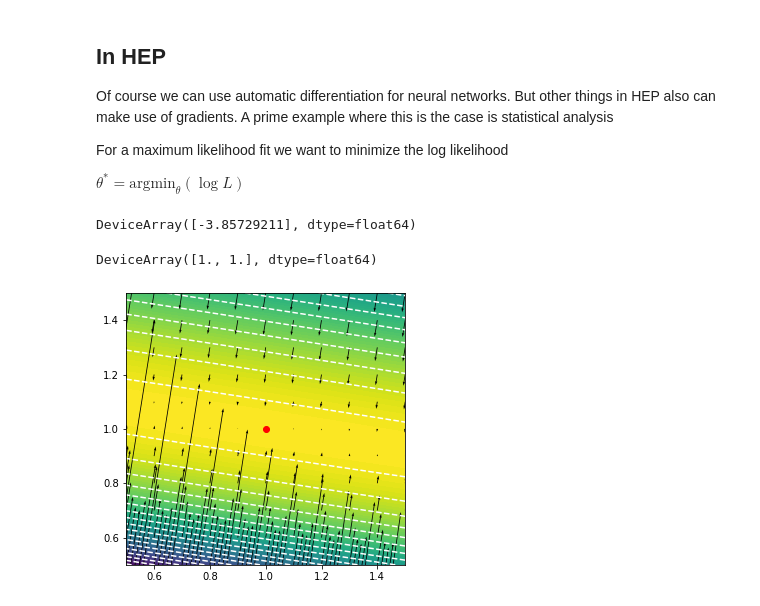
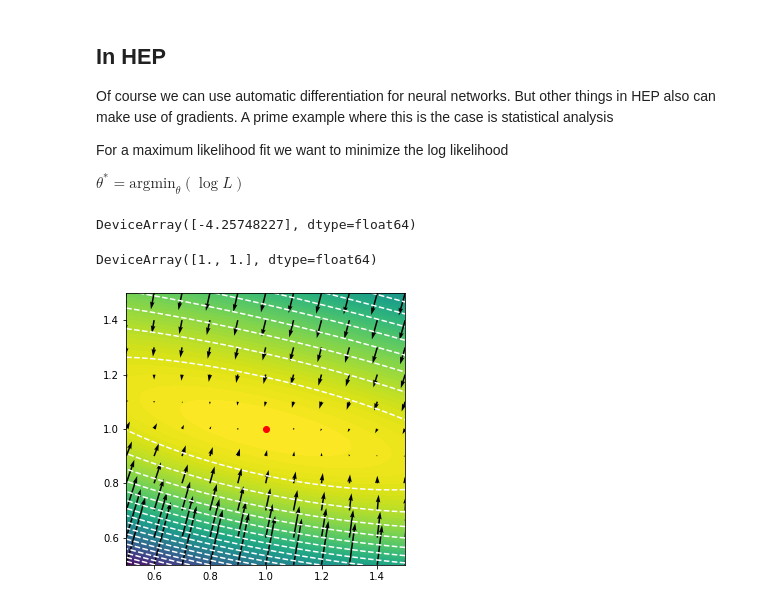
Before and after one commit to lukasheinrich/pyhep2020-autodiff-tutorial, a Jupyter notebook: Tutorial.ipynb, the cells around one changed output. Drawn from its saved outputs; the diff is of its cells as text; code cells hidden in the pictures.

Commit message:
pyhf

```diff
--- a/Tutorial.ipynb
+++ b/Tutorial.ipynb
@@ -1069,12 +1069,12 @@ import matplotlib.pyplot as plt
 # %%
 pyhf.set_backend('jax')
 # %%
-m = pyhf.simplemodels.hepdata_like([5.],[30.],[25.])
+m = pyhf.simplemodels.hepdata_like([5.],[10.],[3.5])
 pars = jnp.array(m.config.suggested_init())
-data = jnp.array([35.] + m.config.auxdata)
+data = jnp.array([15.] + m.config.auxdata)
 m.logpdf(pars,data)
 # %% [output]
-DeviceArray([-3.85729211], dtype=float64)
+DeviceArray([-4.25748227], dtype=float64)
 # %%
 bestfit = pyhf.infer.mle.fit(data,m)
 bestfit
@@ -1083,38 +1083,37 @@ DeviceArray([1., 1.], dtype=float64)
 # %%
 grid = x,y = np.mgrid[.5:1.5:101j,.5:1.5:101j]
 
 points = np.swapaxes(grid,0,-1).reshape(-1,2)
 v = jax.vmap(m.logpdf, in_axes = (0,None))(points,data)
 v = np.swapaxes(v.reshape(101,101),0,-1)
 plt.contourf(x,y,v, levels = 100)
 plt.contour(x,y,v, levels = 20, colors = 'w')
 
 
 
-grid = x,y = np.mgrid[0:2:21j,0:2:21j]
+grid = x,y = np.mgrid[.5:1.5:11j,.5:1.5:11j]
 points = np.swapaxes(grid,0,-1).reshape(-1,2)
 values, gradients = jax.vmap(
     jax.value_and_grad(
         lambda p,d: m.logpdf(p,d)[0]
     ), in_axes = (0,None)
 )(points,data)
 
 plt.quiver(
-    x,
-    y,
-    np.swapaxes(gradients[:,0].reshape(21,21),0,-1),
-    np.swapaxes(gradients[:,1].reshape(21,21),0,-1),
+    points[:,0],
+    points[:,1],
+    gradients[:,0],
+    gradients[:,1],
     angles = 'xy',
-    units = 'xy',
-    scale = 150
+    scale = 75
 )
 plt.scatter(bestfit[0],bestfit[1], c = 'r')
 
 plt.xlim(0.5,1.5)
 plt.ylim(0.5,1.5)
 plt.gcf().set_size_inches(5,5)
 # %% [output]
-[figure, old version]
+[figure, new version]
 # %% [markdown]
 ## Thanks for joining the Tutorial!
 
```
